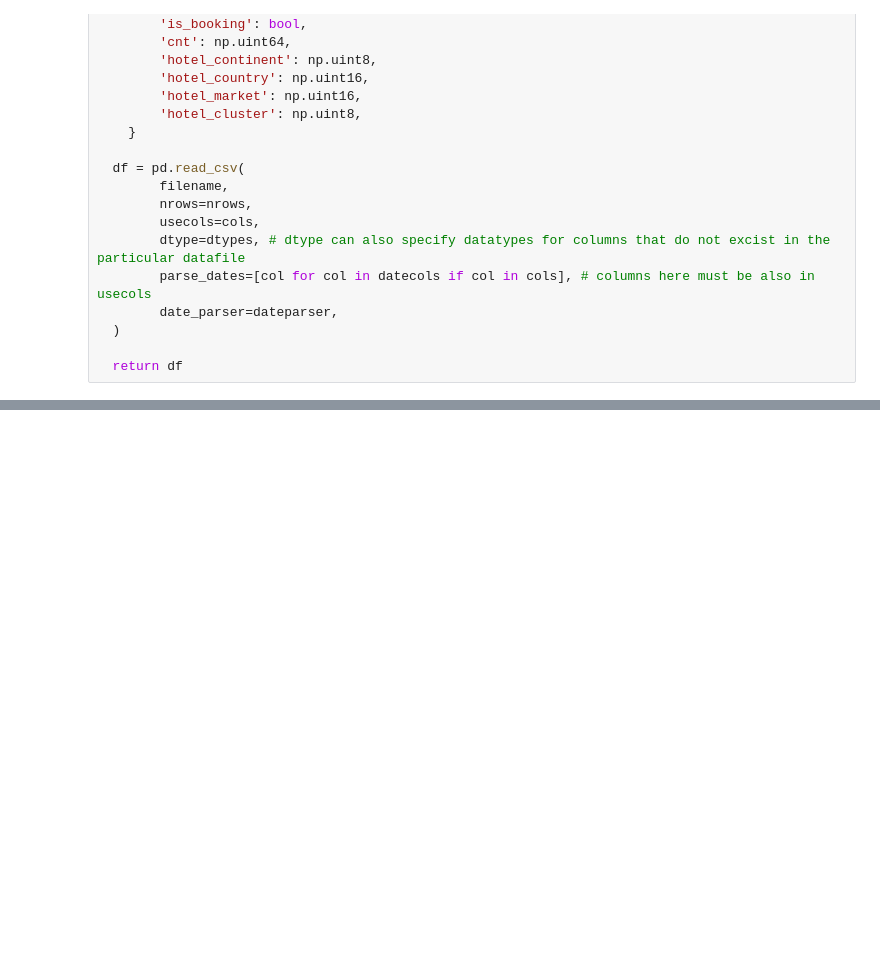
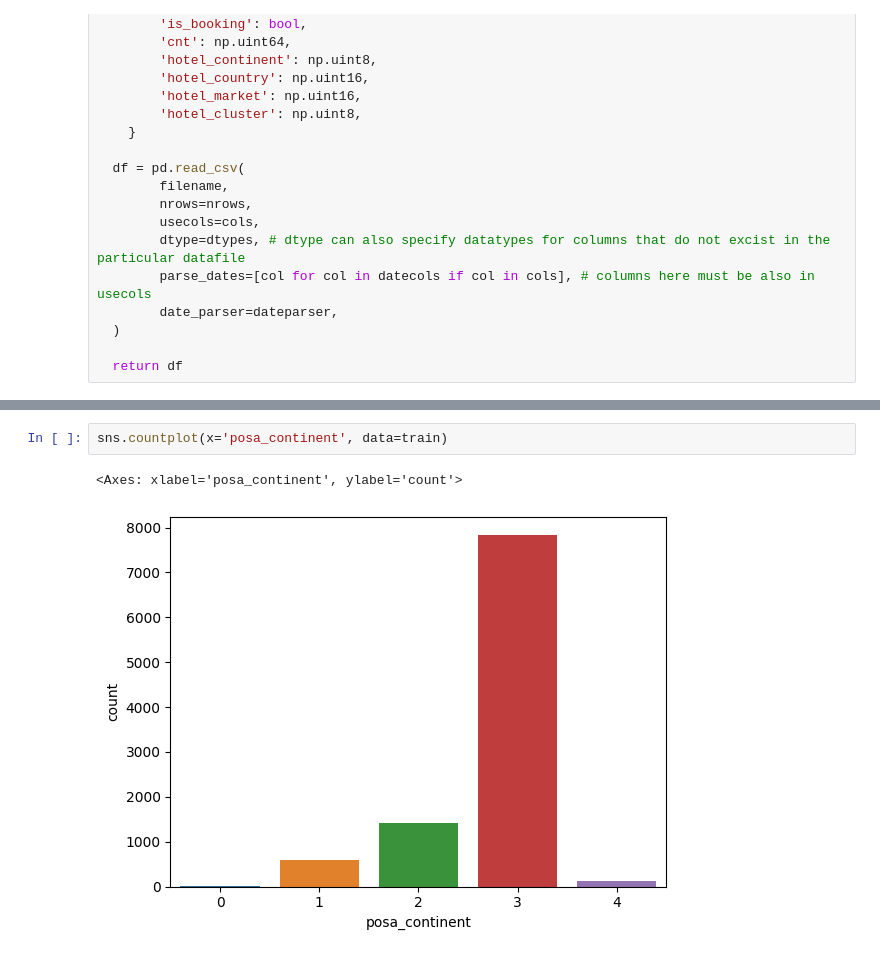
Before and after one commit to ac2393921/kaggle-expedia-hotel-recommendations, a Jupyter notebook: project/notebooks/eda.ipynb, the cells around one changed output, grey strips where cells are left out. Saved outputs shown, nothing was run; the diff lists cells and outputs as text; blank space fills up the shorter version.

```diff
--- a/project/notebooks/eda.ipynb
+++ b/project/notebooks/eda.ipynb
@@ -85,0 +166,5 @@ train.to_pickle('../data/train_10m.pkl')
+# %%
+sns.countplot(x='posa_continent', data=train)
+# %% [output]
+<Axes: xlabel='posa_continent', ylabel='count'>
+[figure, added]
```
Also changed, not shown: parts of 15 cells of this notebook.
